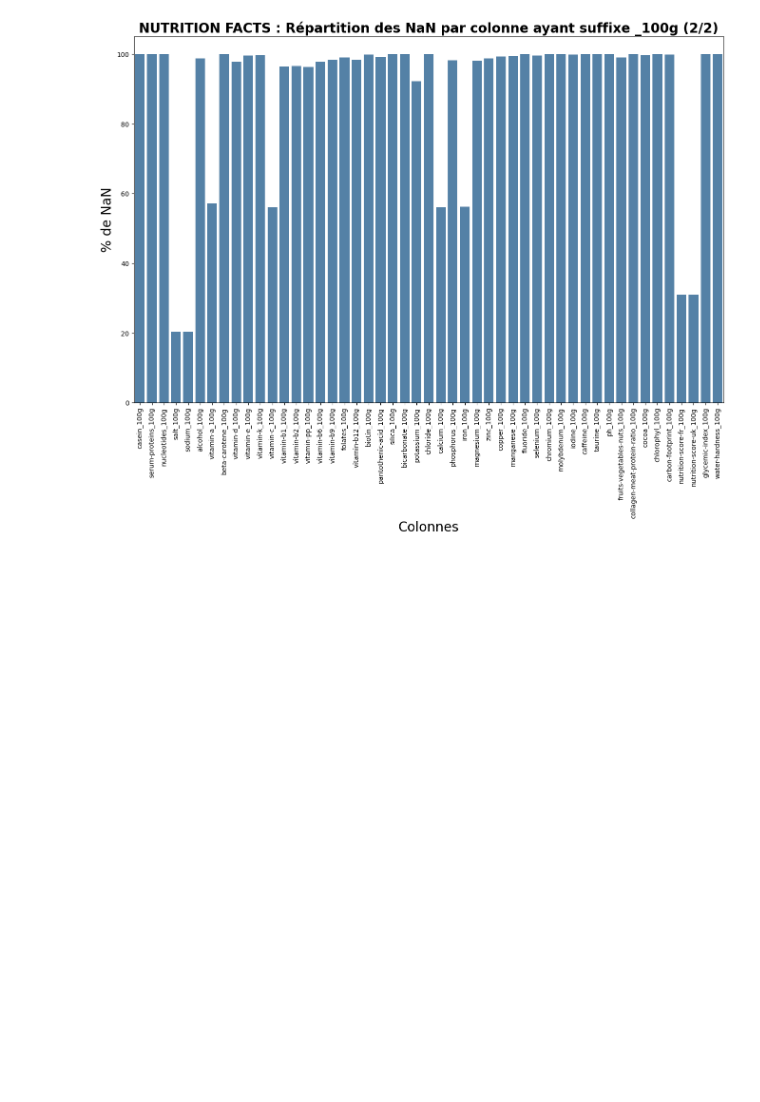
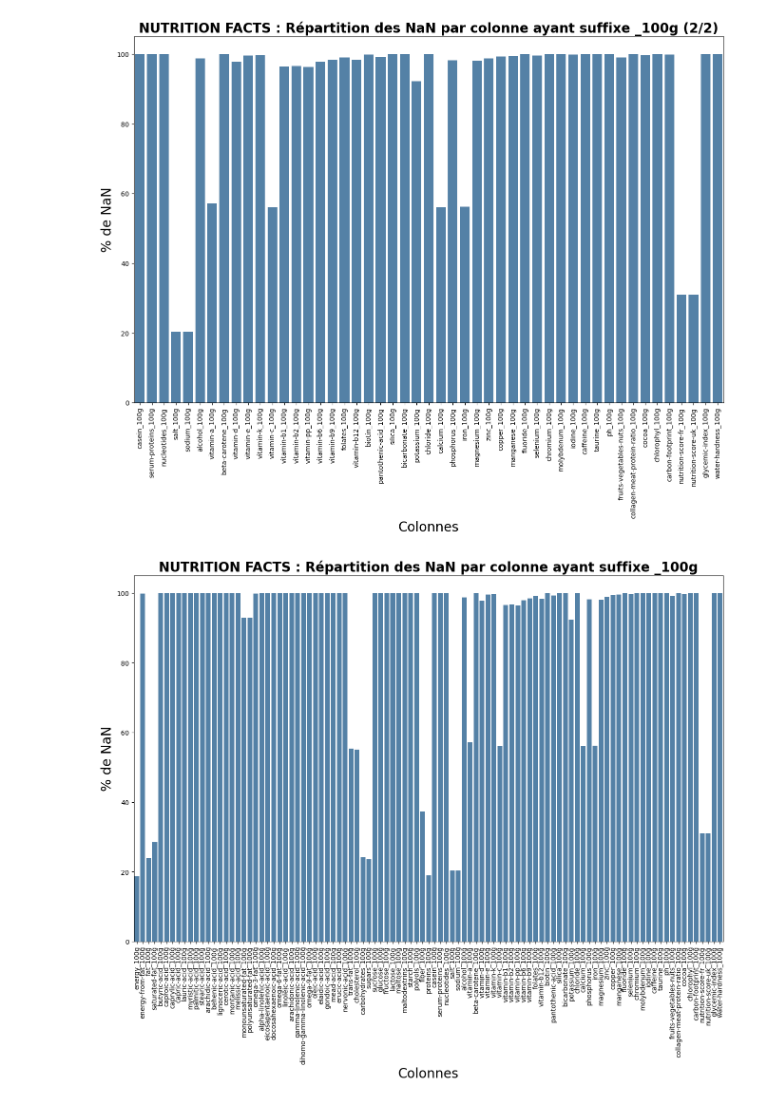
Before and after one commit to 110111-1/DS-OPENFOODFACT-SANTE, a Jupyter notebook: V1_Moty_Philippe_1_1122.ipynb, the cells around one changed output. Cells and saved outputs as stored; diff of their text form; code cells hidden in the pictures; blank space fills up the shorter version.

```diff
--- a/V1_Moty_Philippe_1_1122.ipynb
+++ b/V1_Moty_Philippe_1_1122.ipynb
@@ -307,3 +275,7 @@ tools.graph_NAN(data,False,63,113,"NUTRITION FACTS : Répartition des NaN par co
 tools.graph_NAN(data,False,113,165,"NUTRITION FACTS : Répartition des NaN par colonne ayant suffixe _100g (2/2)")
 # %% [output]
 [figure]
+# %%
+tools.graph_NAN(data,False,63,165,"NUTRITION FACTS : Répartition des NaN par colonne ayant suffixe _100g")
+# %% [output]
+[figure, added]
```
Also changed, not shown: parts of 31 cells of this notebook, 2 other files.
